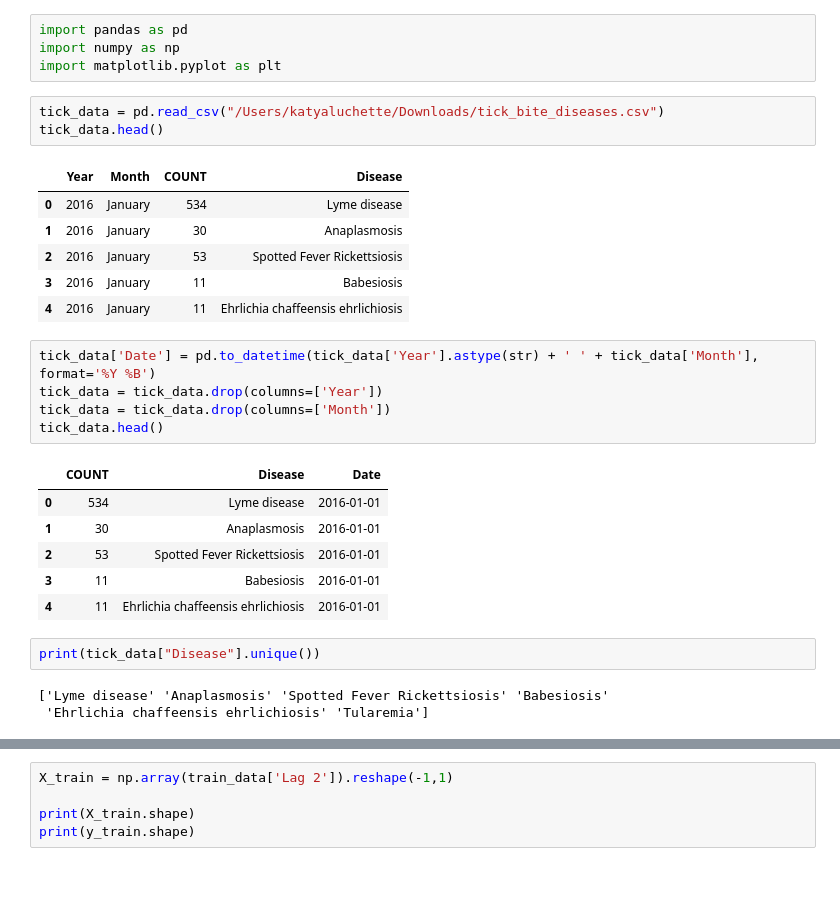
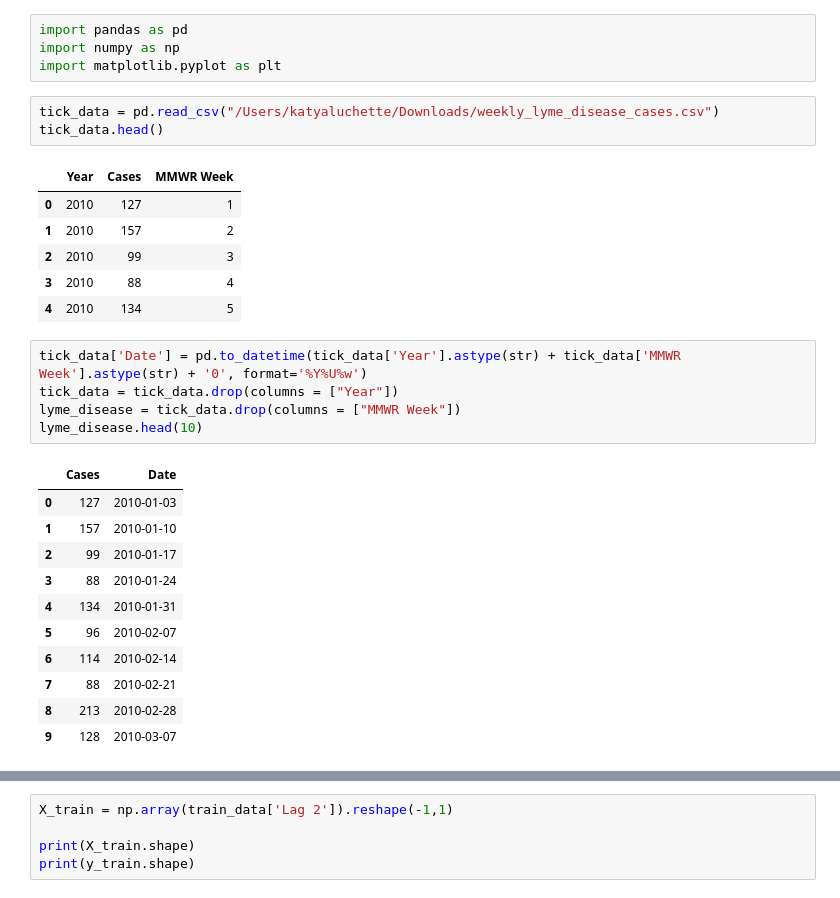
Before and after one commit to luchettk/Lyme-Disease-ML-Analysis, a Jupyter notebook: Lyme_Disease_Time_Series.ipynb, the cells around one changed output, grey strips where cells are left out. Cells and saved outputs as stored; diff of their text form.

```diff
--- a/Lyme_Disease_Time_Series.ipynb
+++ b/Lyme_Disease_Time_Series.ipynb
@@ -3,29 +3,29 @@ import pandas as pd
 import numpy as np
 import matplotlib.pyplot as plt
 # %%
-tick_data = pd.read_csv("/Users/katyaluchette/Downloads/tick_bite_diseases.csv")
+tick_data = pd.read_csv("/Users/katyaluchette/Downloads/weekly_lyme_disease_cases.csv")
 tick_data.head()
 # %% [output]
-|  | Year | Month | COUNT | Disease |
-| 0 | 2016 | January | 534 | Lyme disease |
-| 1 | 2016 | January | 30 | Anaplasmosis |
-| 2 | 2016 | January | 53 | Spotted Fever Rickettsiosis |
-| 3 | 2016 | January | 11 | Babesiosis |
-| 4 | 2016 | January | 11 | Ehrlichia chaffeensis ehrlichiosis |
+|  | Year | Cases | MMWR Week |
+| 0 | 2010 | 127 | 1 |
+| 1 | 2010 | 157 | 2 |
+| 2 | 2010 | 99 | 3 |
+| 3 | 2010 | 88 | 4 |
+| 4 | 2010 | 134 | 5 |
 # %%
-tick_data['Date'] = pd.to_datetime(tick_data['Year'].astype(str) + ' ' + tick_data['Month'], format='%Y %B')
-tick_data = tick_data.drop(columns=['Year'])
-tick_data = tick_data.drop(columns=['Month'])
-tick_data.head()
+tick_data['Date'] = pd.to_datetime(tick_data['Year'].astype(str) + tick_data['MMWR Week'].astype(str) + '0', format='%Y%U%w')
+tick_data = tick_data.drop(columns = ["Year"])
+lyme_disease = tick_data.drop(columns = ["MMWR Week"])
+lyme_disease.head(10)
 # %% [output]
-|  | COUNT | Disease | Date |
-| 0 | 534 | Lyme disease | 2016-01-01 |
-| 1 | 30 | Anaplasmosis | 2016-01-01 |
-| 2 | 53 | Spotted Fever Rickettsiosis | 2016-01-01 |
-| 3 | 11 | Babesiosis | 2016-01-01 |
-| 4 | 11 | Ehrlichia chaffeensis ehrlichiosis | 2016-01-01 |
+|  | Cases | Date |
+| 0 | 127 | 2010-01-03 |
+| 1 | 157 | 2010-01-10 |
+| 2 | 99 | 2010-01-17 |
+| 3 | 88 | 2010-01-24 |
+| 4 | 134 | 2010-01-31 |
+| 5 | 96 | 2010-02-07 |
+| 6 | 114 | 2010-02-14 |
+| 7 | 88 | 2010-02-21 |
+| 8 | 213 | 2010-02-28 |
+| 9 | 128 | 2010-03-07 |
-# %%
-print(tick_data["Disease"].unique())
-# %% [output]
-['Lyme disease' 'Anaplasmosis' 'Spotted Fever Rickettsiosis' 'Babesiosis'
- 'Ehrlichia chaffeensis ehrlichiosis' 'Tularemia']
```
Also changed, not shown: parts of 25 cells of this notebook.
